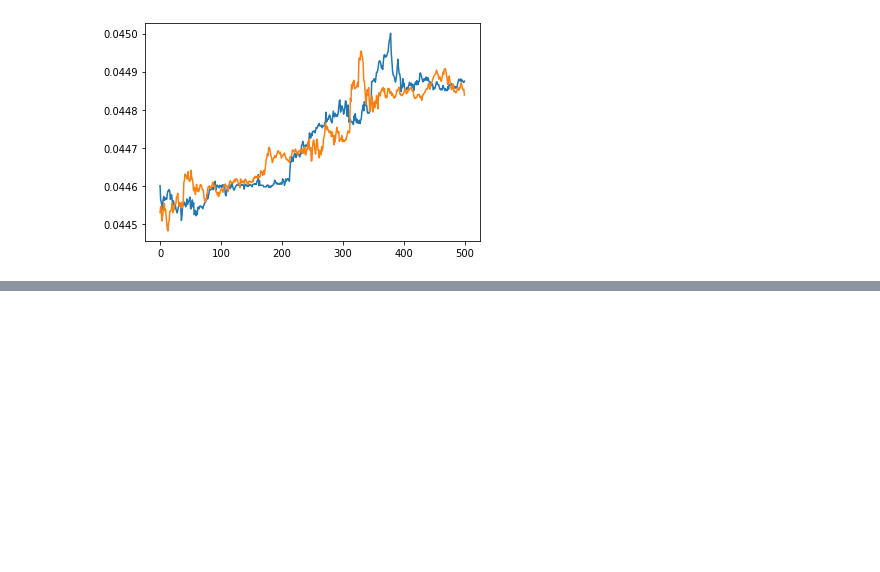
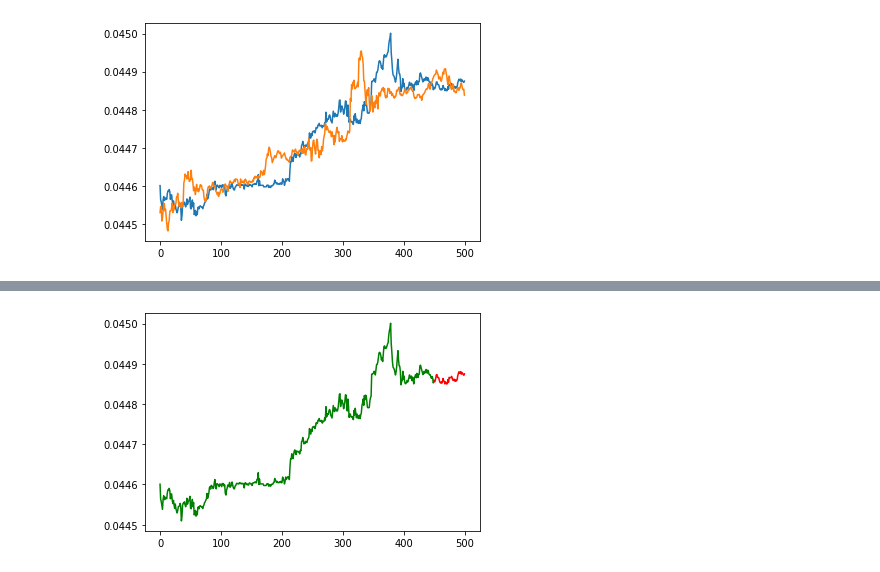
Before and after one commit to imranskiy11/fin, a Jupyter notebook: research.ipynb, the cells around one changed output, grey strips where cells are left out. Drawn from its saved outputs; the diff is of its cells as text; code cells hidden in the pictures; blank space fills up the shorter version.

```diff
--- a/research.ipynb
+++ b/research.ipynb
@@ -133,0 +172,5 @@ hts_230 = HeadTail(dataset_seq[230], head_size=450, tail_size=50)
+# %%
+hts_20.set_change_value(change_value=2.2050923e-05)
+print(hts_20.change_value)
+
+hts_20.tail_conclusion
@@ -133,0 +182,4 @@ hts_230 = HeadTail(dataset_seq[230], head_size=450, tail_size=50)
+# %%
+hts_20.show_plot()
+# %% [output]
+[figure, added]
```
Also changed, not shown: parts of 14 cells of this notebook, 2 other files.
